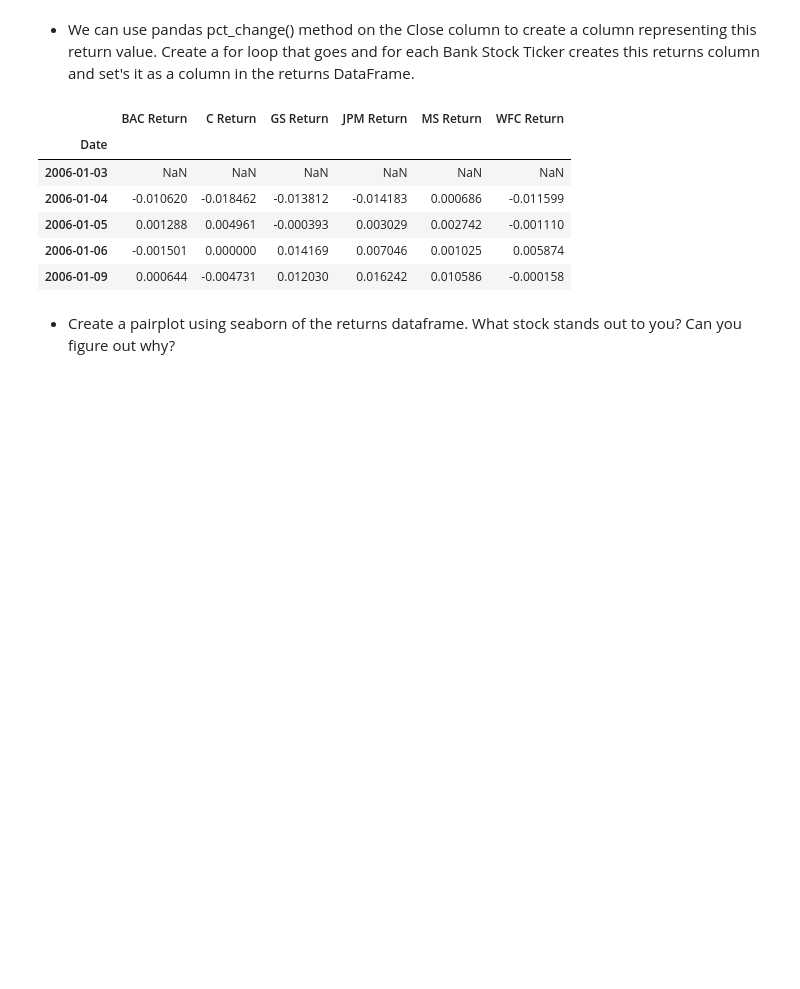
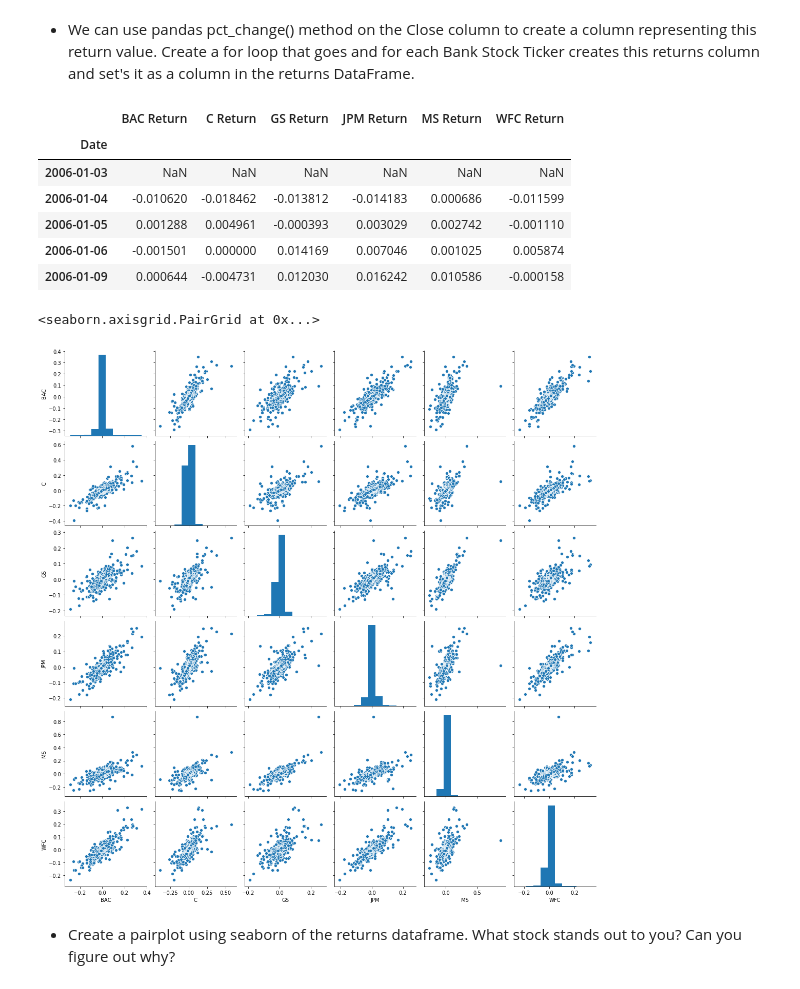
Before and after one commit to k21k/Python-Notes, a Jupyter notebook: Exercises - Qasim/Capstone Project 2/Finance Project.ipynb, the cells around one changed output. Saved outputs shown, nothing was run; the diff lists cells and outputs as text; code cells hidden in the pictures; blank space fills up the shorter version.

```diff
--- a/Exercises - Qasim/Capstone Project 2/Finance Project.ipynb
+++ b/Exercises - Qasim/Capstone Project 2/Finance Project.ipynb
@@ -49,0 +75,7 @@ WFC = data.get_data_yahoo("WFC", start, end)
+# %%
+bank_stock = pd.concat([BAC, C], axis=1, sort=False)
+bank_stock = pd.concat([bank_stock, GS], axis=1, sort=False)
+bank_stock = pd.concat([bank_stock, JPM], axis=1, sort=False)
+bank_stock = pd.concat([bank_stock, MS], axis=1, sort=False)
+bank_stock = pd.concat([bank_stock, WFC], axis=1, sort=False)
+bank_stock.info()
@@ -49,0 +100,3 @@ WFC = data.get_data_yahoo("WFC", start, end)
+# %%
+bank_stock.columns = pd.MultiIndex.from_product([['BAC','C','GS','JPM','MS','WFC'],['Open','High','Low','Close','Adj Close','Volume']])
+bank_stock.head()
@@ -63,3 +126,7 @@ bank_stocks.head()
 5 rows × 36 columns
 # %%
 # Set the column name levels 'Bank Ticker','Stock Info'
+
+bank_stock.columns = bank_stock.columns.rename("Bank Ticker", level=0)
+bank_stock.columns = bank_stock.columns.rename("Stock Info", level=1)
+bank_stock.head()
@@ -97,3 +185,7 @@ dtype: float64
 * Create a new empty DataFrame called returns. This dataframe will contain the returns for each bank's stock. returns are typically defined by:
 
 $$r_t = \frac{p_t - p_{t-1}}{p_{t-1}} = \frac{p_t}{p_{t-1}} - 1$$
+# %%
+returns = bank_stock.xs('Close', axis = 1, level = 1, drop_level=True).pct_change()
+returns.columns = returns.columns.rename("Returns")
+returns
@@ -109,5 +216,10 @@ returns.head()
 | 2006-01-05 | 0.001288 | 0.004961 | -0.000393 | 0.003029 | 0.002742 | -0.001110 |
 | 2006-01-06 | -0.001501 | 0.000000 | 0.014169 | 0.007046 | 0.001025 | 0.005874 |
 | 2006-01-09 | 0.000644 | -0.004731 | 0.012030 | 0.016242 | 0.010586 | -0.000158 |
+# %%
+sns.pairplot(returns)
+# %% [output]
+<seaborn.axisgrid.PairGrid at 0x...>
+[figure, added]
 # %% [markdown]
 * Create a pairplot using seaborn of the returns dataframe. What stock stands out to you? Can you figure out why?
```
Also changed, not shown: parts of 12 cells of this notebook, 1 other file.
